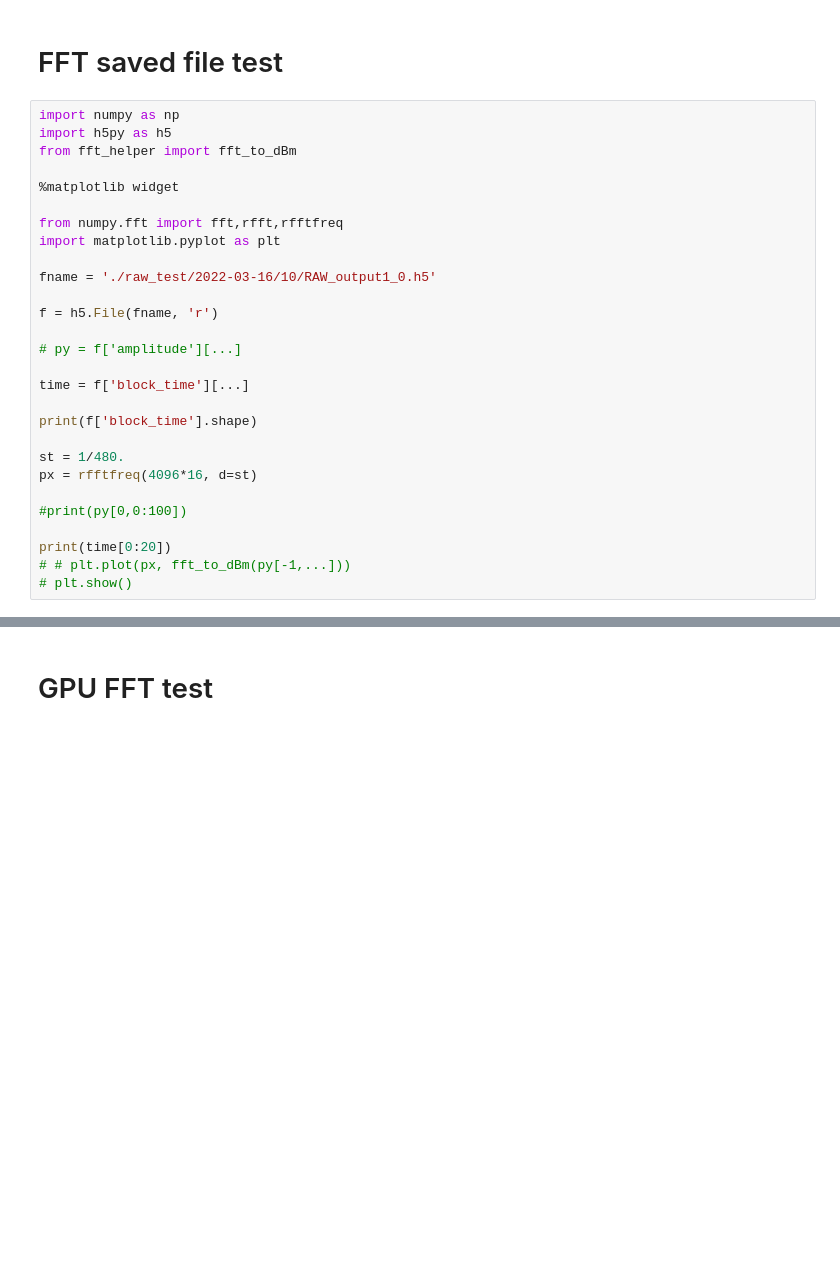
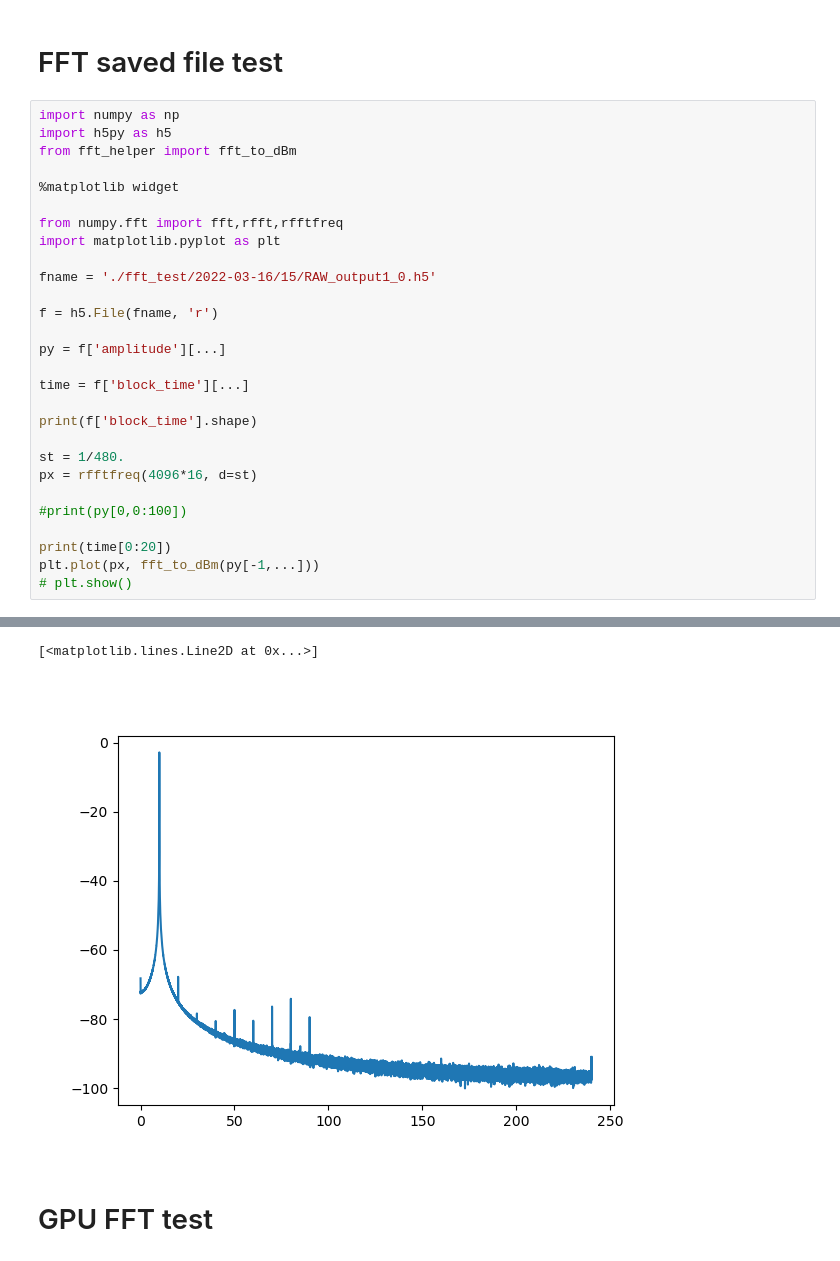
Before and after one commit to guotsuan/LACE_adc, a Jupyter notebook: python_udp_recv/FFT_saved_file_test.ipynb, the cells around one changed output, grey strips where cells are left out. Saved outputs shown, nothing was run; the diff lists cells and outputs as text; blank space fills up the shorter version.

```diff
--- a/python_udp_recv/FFT_saved_file_test.ipynb
+++ b/python_udp_recv/FFT_saved_file_test.ipynb
@@ -10,11 +10,11 @@ from fft_helper import fft_to_dBm
 from numpy.fft import fft,rfft,rfftfreq
 import matplotlib.pyplot as plt
 
-fname = './raw_test/2022-03-16/10/RAW_output1_0.h5'
+fname = './fft_test/2022-03-16/15/RAW_output1_0.h5'
 
 f = h5.File(fname, 'r')
 
-# py = f['amplitude'][...]
+py = f['amplitude'][...]
 
 time = f['block_time'][...]
 
@@ -26,6 +26,6 @@ px = rfftfreq(4096*16, d=st)
 #print(py[0,0:100])
 
 print(time[0:20])
-# # plt.plot(px, fft_to_dBm(py[-1,...]))
+plt.plot(px, fft_to_dBm(py[-1,...]))
 # plt.show()
 # %% [output]
@@ -43,3 +43,5 @@ print(time[0:20])
+[<matplotlib.lines.Line2D at 0x...>]
+[figure, added]
 # %% [markdown]
 # GPU FFT test
 # %%
```
Also changed, not shown: parts of 1 cell of this notebook, 4 other files.
